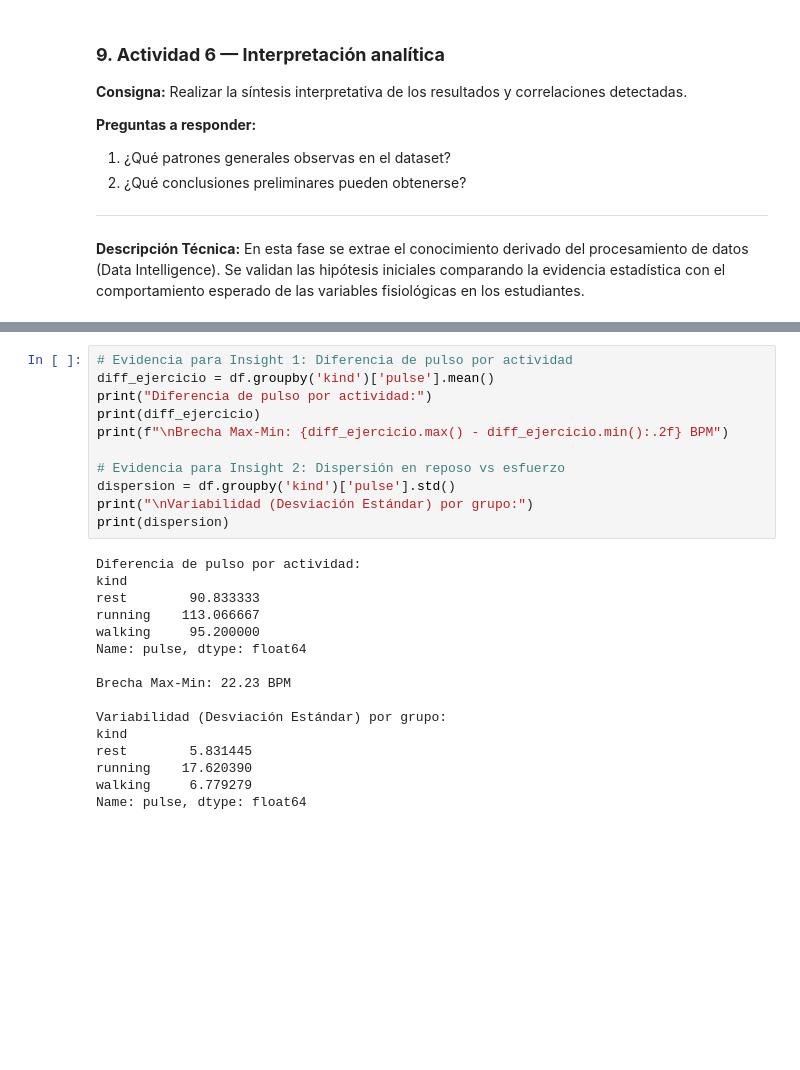
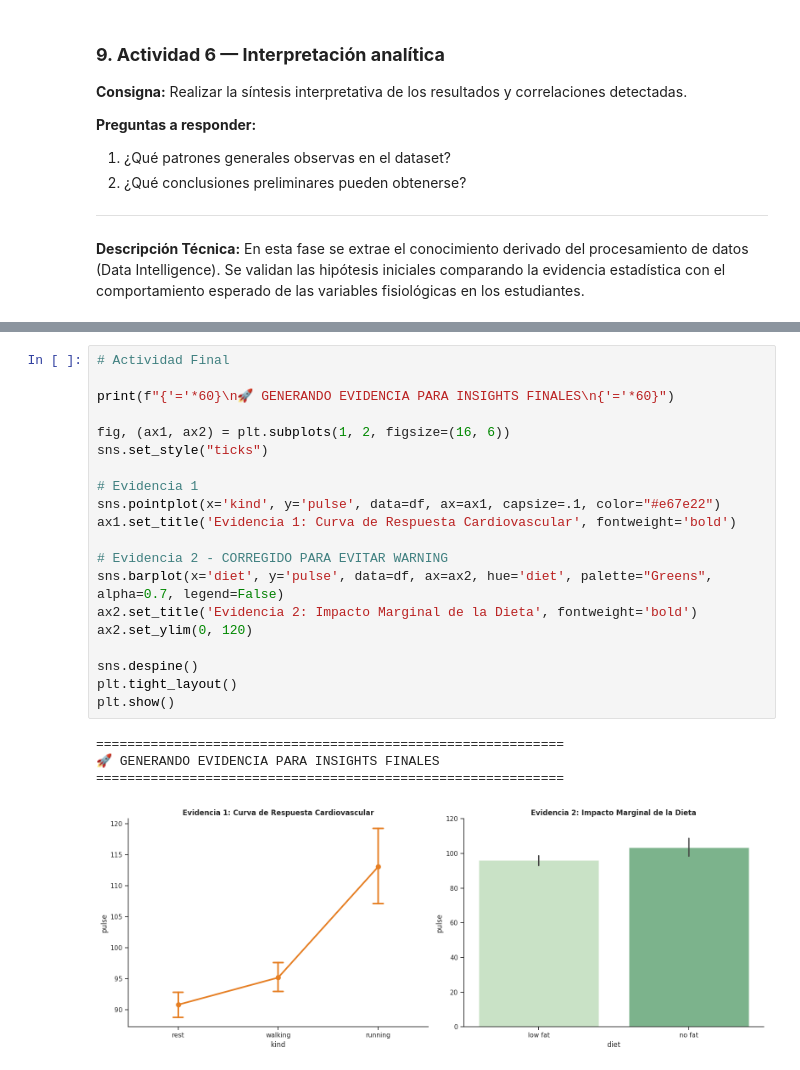
Before and after one commit to ElTioCrack/BigData-BI-Diploma, a Jupyter notebook: homeworks/Tarea 3/Exploratory_Data_Analysis_Ilian_Felipez.ipynb, the cells around one changed output, grey strips where cells are left out. Saved outputs shown, nothing was run; the diff lists cells and outputs as text; blank space fills up the shorter version.

```diff
--- a/homeworks/Tarea 3/Exploratory_Data_Analysis_Ilian_Felipez.ipynb
+++ b/homeworks/Tarea 3/Exploratory_Data_Analysis_Ilian_Felipez.ipynb
@@ -325,30 +384,28 @@ Formular dos hallazgos de alto valor (insights) fundamentados en la evidencia t
 # %%
-# Evidencia para Insight 1: Diferencia de pulso por actividad
-diff_ejercicio = df.groupby('kind')['pulse'].mean()
-print("Diferencia de pulso por actividad:")
-print(diff_ejercicio)
-print(f"\nBrecha Max-Min: {diff_ejercicio.max() - diff_ejercicio.min():.2f} BPM")
+# Actividad Final
 
-# Evidencia para Insight 2: Dispersión en reposo vs esfuerzo
-dispersion = df.groupby('kind')['pulse'].std()
-print("\nVariabilidad (Desviación Estándar) por grupo:")
-print(dispersion)
+print(f"{'='*60}\n🚀 GENERANDO EVIDENCIA PARA INSIGHTS FINALES\n{'='*60}")
+
+fig, (ax1, ax2) = plt.subplots(1, 2, figsize=(16, 6))
+sns.set_style("ticks")
+
+# Evidencia 1
+sns.pointplot(x='kind', y='pulse', data=df, ax=ax1, capsize=.1, color="#e67e22")
+ax1.set_title('Evidencia 1: Curva de Respuesta Cardiovascular', fontweight='bold')
+
+# Evidencia 2 - CORREGIDO PARA EVITAR WARNING
+sns.barplot(x='diet', y='pulse', data=df, ax=ax2, hue='diet', palette="Greens", alpha=0.7, legend=False)
+ax2.set_title('Evidencia 2: Impacto Marginal de la Dieta', fontweight='bold')
+ax2.set_ylim(0, 120)
+
+sns.despine()
+plt.tight_layout()
+plt.show()
 # %% [output]
-Diferencia de pulso por actividad:
-kind
-rest        90.833333
-running    113.066667
-walking     95.200000
-Name: pulse, dtype: float64
-
-Brecha Max-Min: 22.23 BPM
-
-Variabilidad (Desviación Estándar) por grupo:
-kind
-rest        5.831445
-running    17.620390
-walking     6.779279
-Name: pulse, dtype: float64
+============================================================
+🚀 GENERANDO EVIDENCIA PARA INSIGHTS FINALES
+============================================================
+[figure, added]
 # %% [markdown]
 ### **Conclusiones Generales**
 
```
Also changed, not shown: parts of 10 cells of this notebook.
